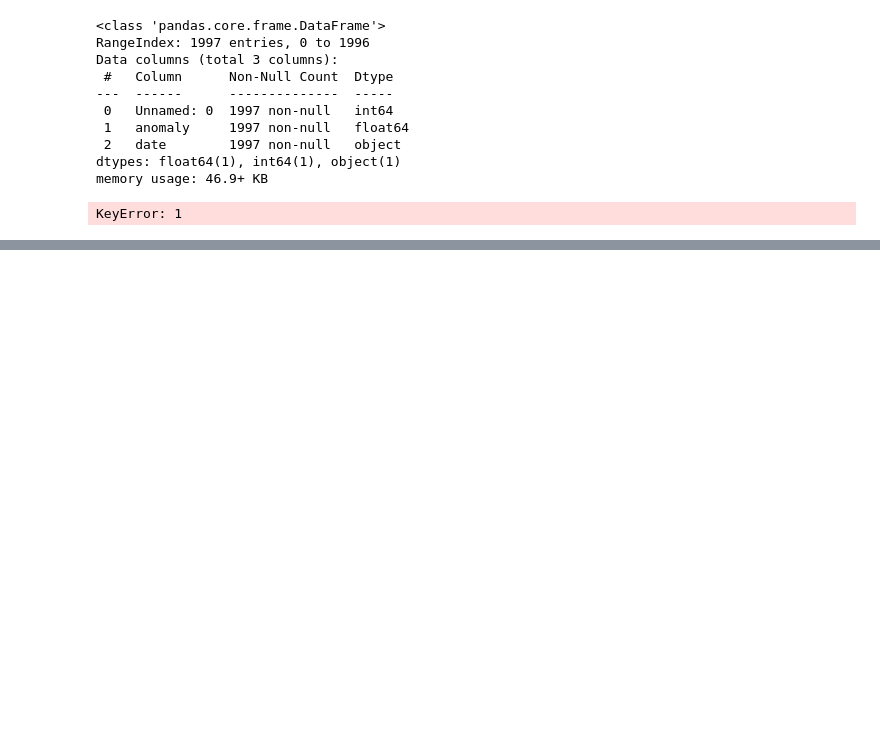
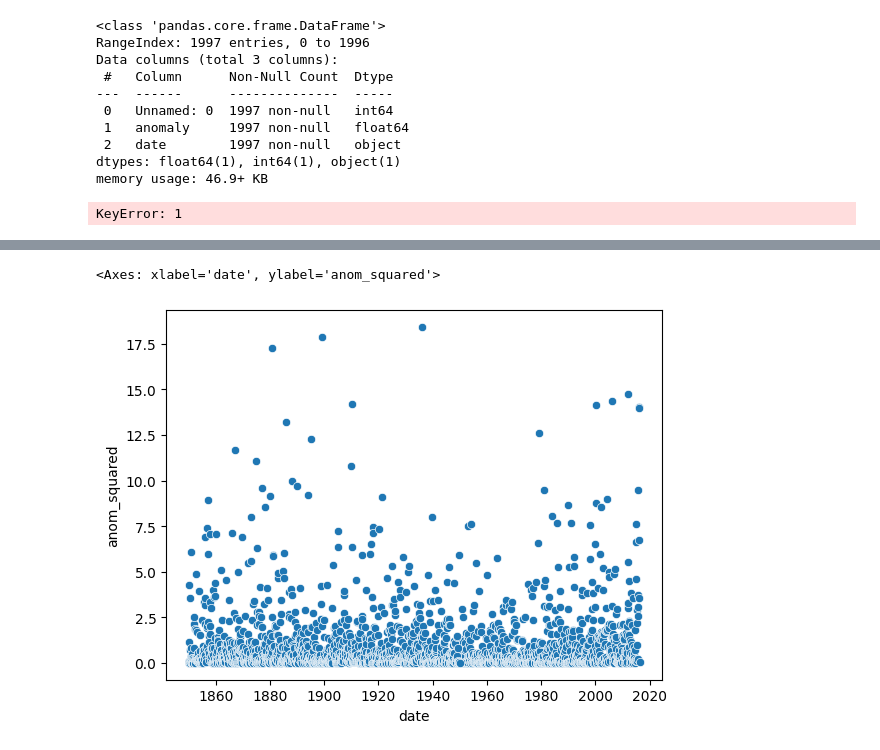
Before and after one commit to chtang-hmc/Spring-Invitation-Datathon-2024, a Jupyter notebook: q1.ipynb, the cells around one changed output, grey strips where cells are left out. Cells and saved outputs as stored; diff of their text form; code cells hidden in the pictures; blank space fills up the shorter version.

```diff
--- a/q1.ipynb
+++ b/q1.ipynb
@@ -63,0 +80,9 @@ KeyError: 1
+# %%
+temp["anom_squared"] = temp["anomaly"] **2
+# %%
+temp["date"] = pd.to_datetime(temp["date"])
+# %%
+sns.scatterplot(temp,x="date",y="anom_squared")
+# %% [output]
+<Axes: xlabel='date', ylabel='anom_squared'>
+[figure, added]
```
Also changed, not shown: parts of 2 cells of this notebook.
